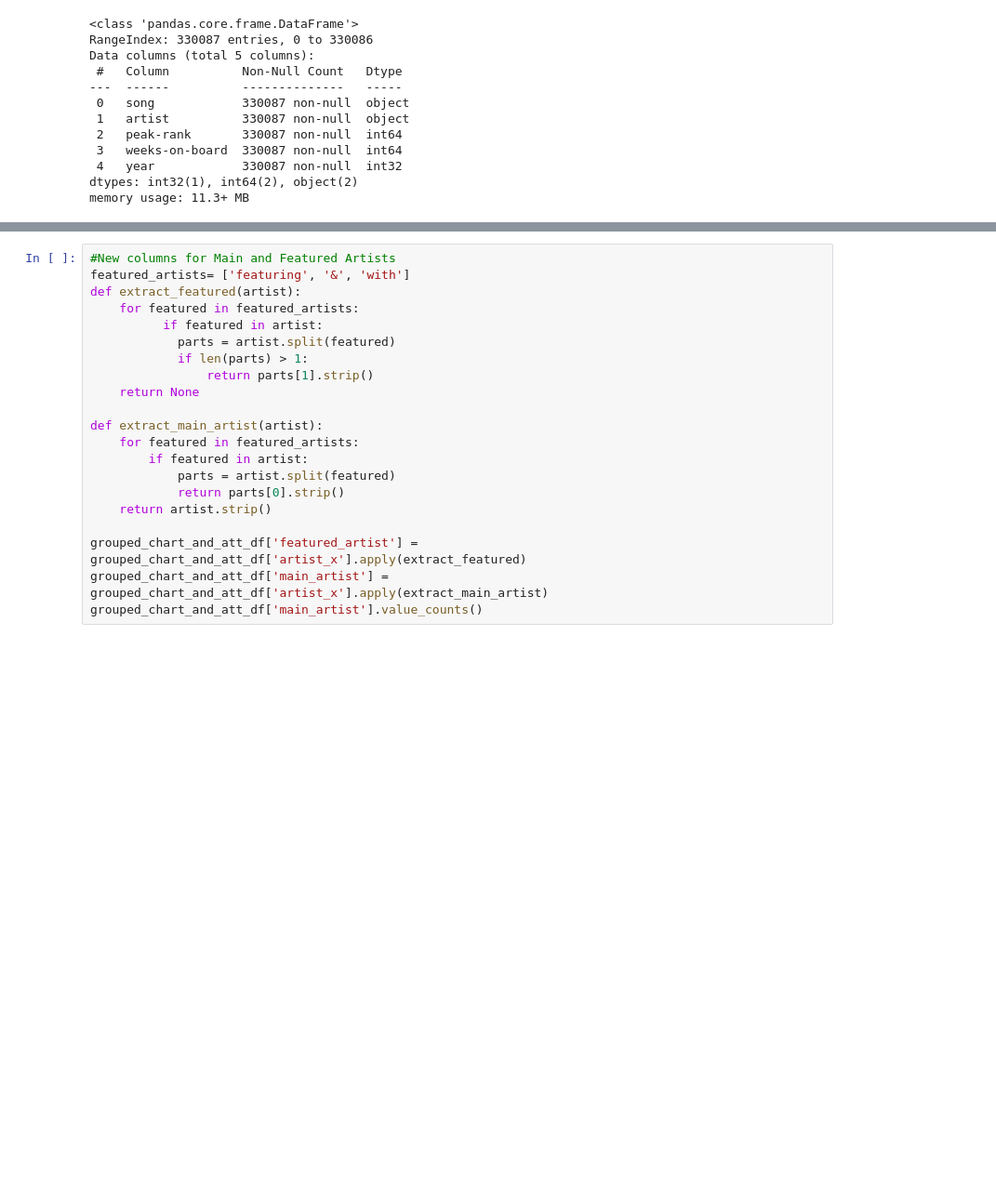
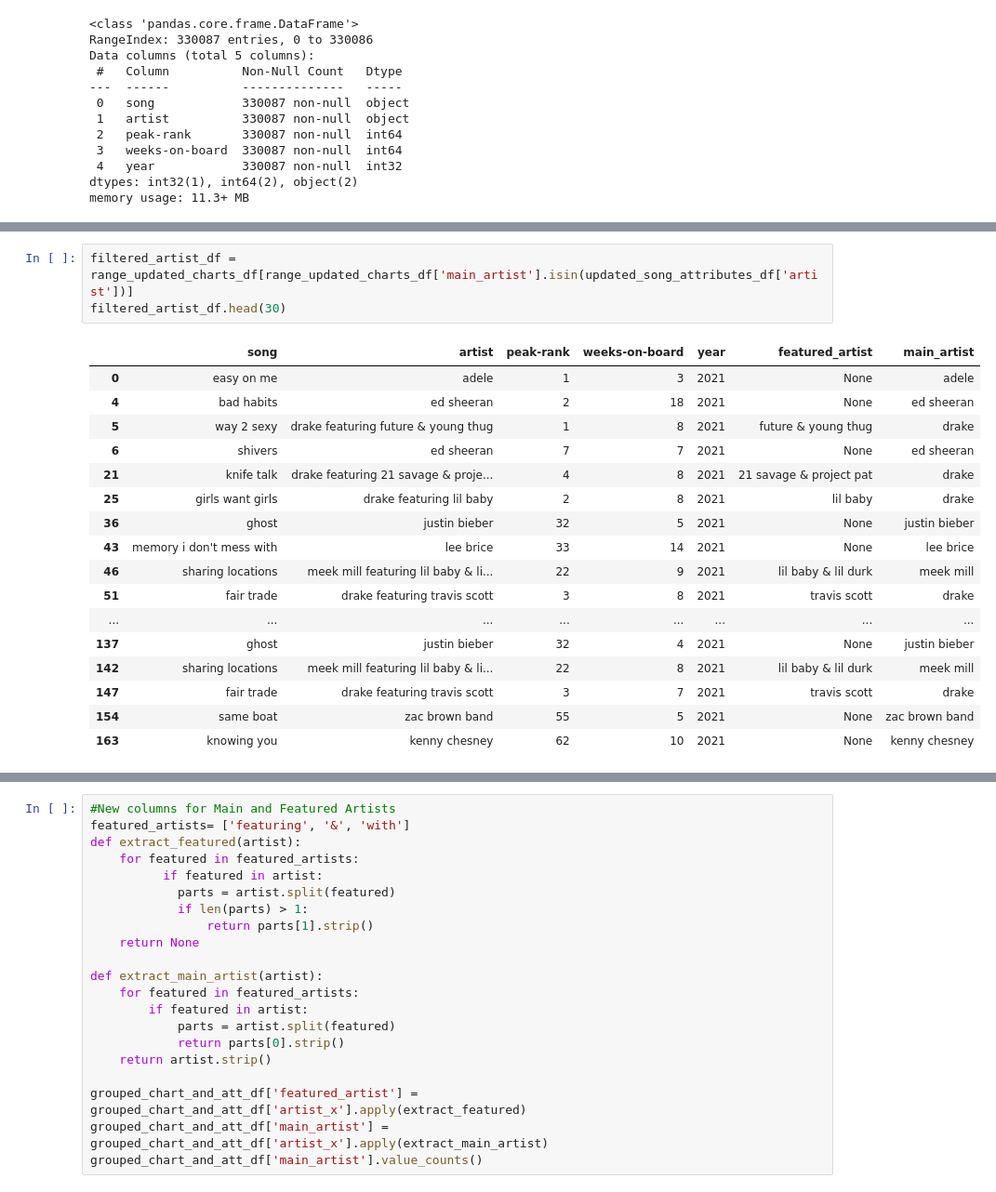
Before and after one commit to bergen-christensen/Capstone, a Jupyter notebook: notebooks/capstone_bergen.ipynb, the cells around one changed output, grey strips where cells are left out. Shown at 93% size. Drawn from its saved outputs; the diff is of its cells as text; blank space fills up the shorter version.

```diff
--- a/notebooks/capstone_bergen.ipynb
+++ b/notebooks/capstone_bergen.ipynb
@@ -125,0 +149,21 @@ memory usage: 6.8+ MB
+# %%
+filtered_artist_df = range_updated_charts_df[range_updated_charts_df['main_artist'].isin(updated_song_attributes_df['artist'])]
+filtered_artist_df.head(30)
+# %% [output]
+|  | song | artist | peak-rank | weeks-on-board | year | featured_artist | main_artist |
+| 0 | easy on me | adele | 1 | 3 | 2021 | None | adele |
+| 4 | bad habits | ed sheeran | 2 | 18 | 2021 | None | ed sheeran |
+| 5 | way 2 sexy | drake featuring future & young thug | 1 | 8 | 2021 | future & young thug | drake |
+| 6 | shivers | ed sheeran | 7 | 7 | 2021 | None | ed sheeran |
+| 21 | knife talk | drake featuring 21 savage & proje... | 4 | 8 | 2021 | 21 savage & project pat | drake |
+| 25 | girls want girls | drake featuring lil baby | 2 | 8 | 2021 | lil baby | drake |
+| 36 | ghost | justin bieber | 32 | 5 | 2021 | None | justin bieber |
+| 43 | memory i don't mess with | lee brice | 33 | 14 | 2021 | None | lee brice |
+| 46 | sharing locations | meek mill featuring lil baby & li... | 22 | 9 | 2021 | lil baby & lil durk | meek mill |
+| 51 | fair trade | drake featuring travis scott | 3 | 8 | 2021 | travis scott | drake |
+| ... | ... | ... | ... | ... | ... | ... | ... |
+| 137 | ghost | justin bieber | 32 | 4 | 2021 | None | justin bieber |
+| 142 | sharing locations | meek mill featuring lil baby & li... | 22 | 8 | 2021 | lil baby & lil durk | meek mill |
+| 147 | fair trade | drake featuring travis scott | 3 | 7 | 2021 | travis scott | drake |
+| 154 | same boat | zac brown band | 55 | 5 | 2021 | None | zac brown band |
+| 163 | knowing you | kenny chesney | 62 | 10 | 2021 | None | kenny chesney |
```
Also changed, not shown: parts of 7 cells of this notebook.
